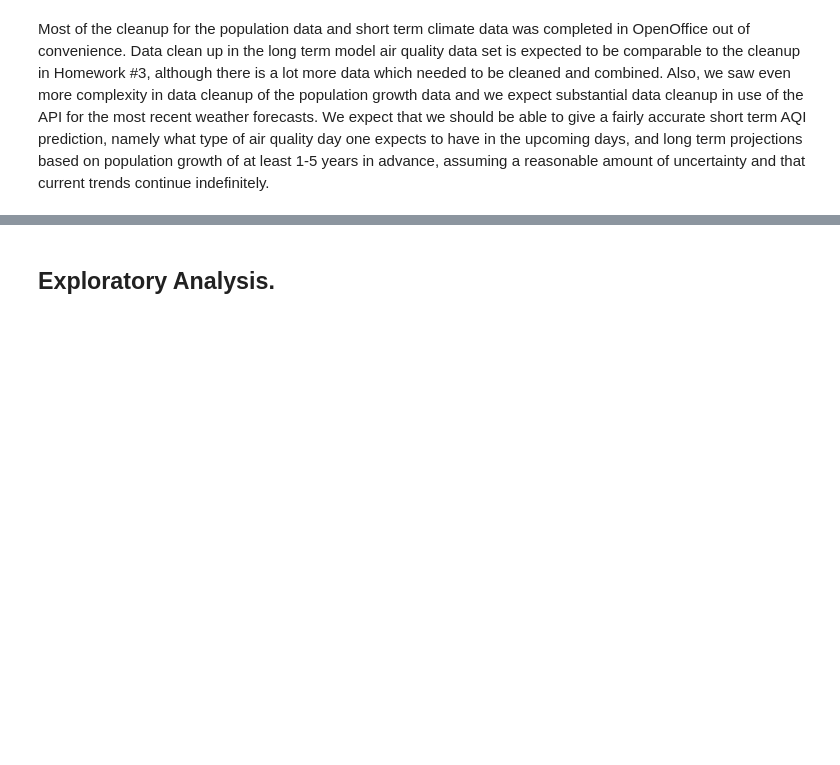
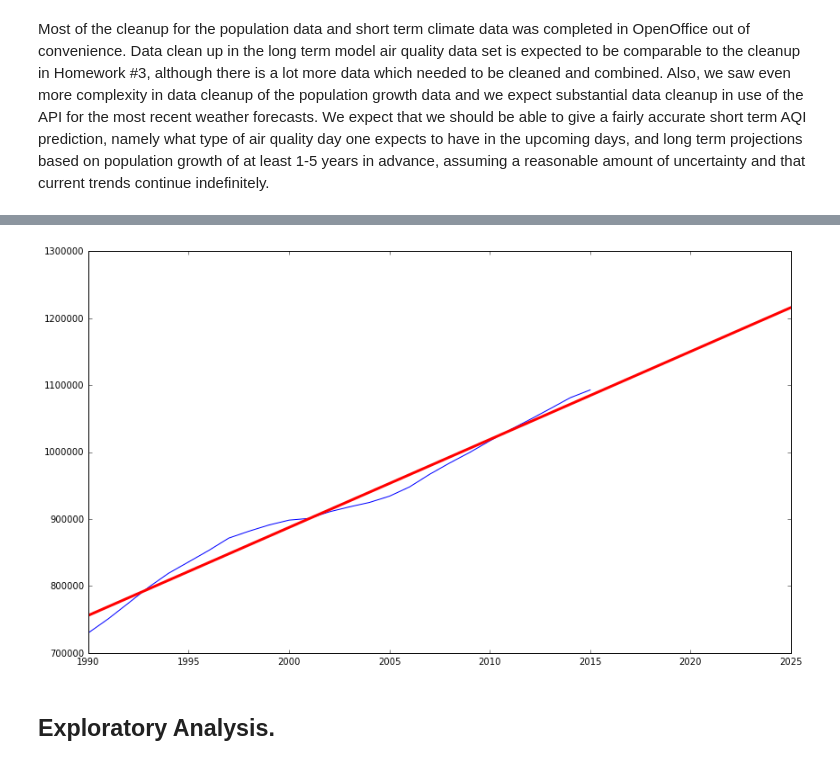
Before and after one commit to rolsenrob/SLC-AQI-Predictions-Project, a Jupyter notebook: SaltLakeCity_AQI_Predictions_and_Forecasting.ipynb, the cells around one changed output, grey strips where cells are left out. Saved outputs shown, nothing was run; the diff lists cells and outputs as text; code cells hidden in the pictures; blank space fills up the shorter version.

```diff
--- a/SaltLakeCity_AQI_Predictions_and_Forecasting.ipynb
+++ b/SaltLakeCity_AQI_Predictions_and_Forecasting.ipynb
@@ -29,7 +29,9 @@ proposal.
 # %%
 # imports
 import pandas as pd
+import scipy as sc
+from scipy.stats import linregress
 import matplotlib.pyplot as plt
 %pylab inline
 %matplotlib inline
-plt.rcParams['figure.figsize'] = (14, 8)
+plt.rcParams['figure.figsize'] = (16,12 )
@@ -163,3 +172,20 @@ sl_county_1990to2015
+# %%
+# load salt lake county population data for years 1990 through 2015
+sl_county_1990to2015 = pd.read_csv("popEstimate_SL_county_1990-2015.csv")
+Year = sl_county_1990to2015['Year'].tolist()
+Population = sl_county_1990to2015['Population'].tolist()
+
+# calculate the linier regression of the population.
+lr_population_year = linregress(x=Year, y=Population)
+
+x = sc.linspace(1990,max(Year)+10,100)
+sl_county_1990to2015 = sl_county_1990to2015.set_index(['Year'])
+
+plt.plot(sl_county_1990to2015)
+plt.plot(x,lr_population_year.intercept + lr_population_year.slope*x,'r',linewidth=3)
+plt.show()2
+# %% [output]
+[figure, added]
 # %% [markdown]
 ## Exploratory Analysis.
 # %% [markdown]
```
Also changed, not shown: parts of 8 cells of this notebook.
